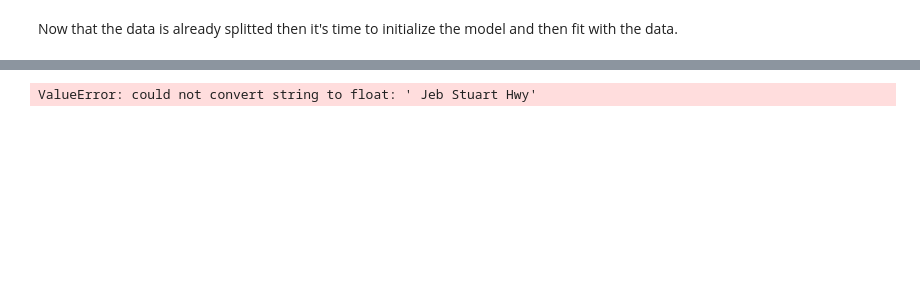
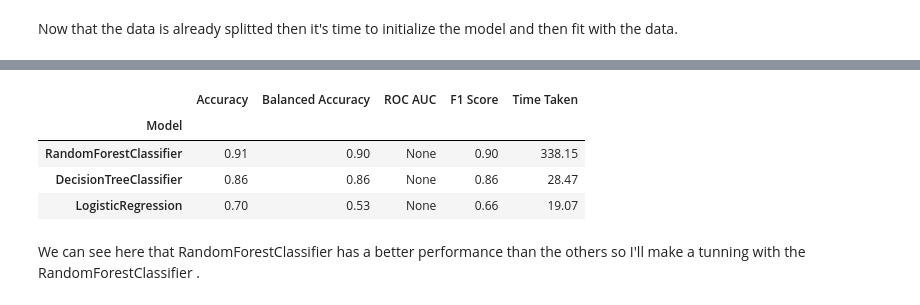
Before and after one commit to ddobi7277/DataAnalysis, a Jupyter notebook: US_Accidents/Accidents_US_ANalysis.ipynb, the cells around one changed output, grey strips where cells are left out. Drawn from its saved outputs; the diff is of its cells as text; code cells hidden in the pictures; blank space fills up the shorter version.

Commit message:
Ran a Lazy Classifier and a random Forest tunning with gridsearchCV

```diff
--- a/US_Accidents/Accidents_US_ANalysis.ipynb
+++ b/US_Accidents/Accidents_US_ANalysis.ipynb
@@ -635,12 +634,12 @@ array([1, 2, 3, 4], dtype=int64)
 # %% [markdown]
 Now I'll make the new features Duration = The total duration of an  accident in minutes,Date for vizualizations but I'll break down Date into ( Day = day when It happend,Month = month when it happend,Year year when it happend ) all numeric in oreder of the models , and Time the time when it occured that I'll break into hour and minuts and Time will be for visulization analysis. Also I'll create a feature called Holyday that will have values 1 if is or 0 if no.
 # %%
-fds
+
 df['Duration']= (df['End_Time'] - df['Start_Time']).dt.total_seconds() / 60
 df['Date']= df['Start_Time'].dt.date
 df['Time']= df['Start_Time'].dt.time
-df['day'] = (df['Start_Time'].dt.day)
-df['month'] = (df['Start_Time'].dt.month).astype('int64')
-df['year'] = (df['Start_Time'].dt.year).astype('int64')
-df['hour'] = (df['Start_Time'].dt.hour).astype('int64')
-df['minute'] = (df['Start_Time'].dt.minute).astype('int64')
+df['Day'] = (df['Start_Time'].dt.day).astype('int64')
+df['Month'] = (df['Start_Time'].dt.month).astype('int64')
+df['Year'] = (df['Start_Time'].dt.year).astype('int64')
+df['Hour'] = (df['Start_Time'].dt.hour).astype('int64')
+df['Minute'] = (df['Start_Time'].dt.minute).astype('int64')
@@ -1165,3 +1189,5 @@ Name: proportion, dtype: float64
 So here we fixed the problem of imbalance. Now I gonna start to the proccess of creating a model, first I will split the data into train data, test data and validation data with a 60/20/20 of the total of the data. But first I'll do a random sampling to get only 700000 random rows of the data.
 # %%
 sampled_df= oversampled_df.sample(n=700000,random_state=42)
+
+sampled_df= sampled_df.drop(['Moment_of_Day','Date','Time'],axis=1)
@@ -1208,5 +1199,5 @@ memory usage: 187.6 MB
 # %%
-X= sampled_df.drop(['Severity','Moment_of_Day','Date','Time'],axis=1)
+X= sampled_df.drop(['Severity'],axis=1)
 y= sampled_df['Severity']
 
 X_tr,X_test,y_tr,y_test= train_test_split(X,y,random_state=42,test_size=0.2,stratify=y)
@@ -1215,7 +1206,6 @@ X_train,X_validation,y_train,y_validation = train_test_split(X_tr,y_tr,random_st
 # %% [markdown]
 Now that the data is already splitted then it's time to initialize the model and then fit with the data.
 # %%
-#lazy_clf = LazyClassifier(verbose=0,ignore_warnings=True, custom_metric=None)
-#hkgbkjh
-#models,predictions = lazy_clf.fit(X_train, X_validation, y_train, y_validation)
-#khjklh
+lazy_clf = LazyClassifier(verbose=1,ignore_warnings=True, custom_metric=None, classifiers=[RandomForestClassifier,XGBClassifier,DecisionTreeClassifier,LogisticRegression],random_state=42)
+
+models,predictions = lazy_clf.fit(X_train, X_validation, y_train, y_validation)
@@ -1222,6 +1216,10 @@ Now that the data is already splitted then it's time to initialize the model and
-# %%
-randomForest_clf= RandomForestClassifier(random_state=42)
-
-randomForest_clf.fit(X_train,y_train)
-# %% [output]
-ValueError: could not convert string to float: ' Jeb Stuart Hwy'
+# %%
+models
+# %% [output]
+|  | Accuracy | Balanced Accuracy | ROC AUC | F1 Score | Time Taken |
+| Model |  |  |  |  |  |
+| RandomForestClassifier | 0.91 | 0.90 | None | 0.90 | 338.15 |
+| DecisionTreeClassifier | 0.86 | 0.86 | None | 0.86 | 28.47 |
+| LogisticRegression | 0.70 | 0.53 | None | 0.66 | 19.07 |
+# %% [markdown]
+We can see here that RandomForestClassifier has a better performance than the others so I'll make a tunning with the RandomForestClassifier .
```
Also changed, not shown: parts of 26 cells of this notebook, 1 other file.
